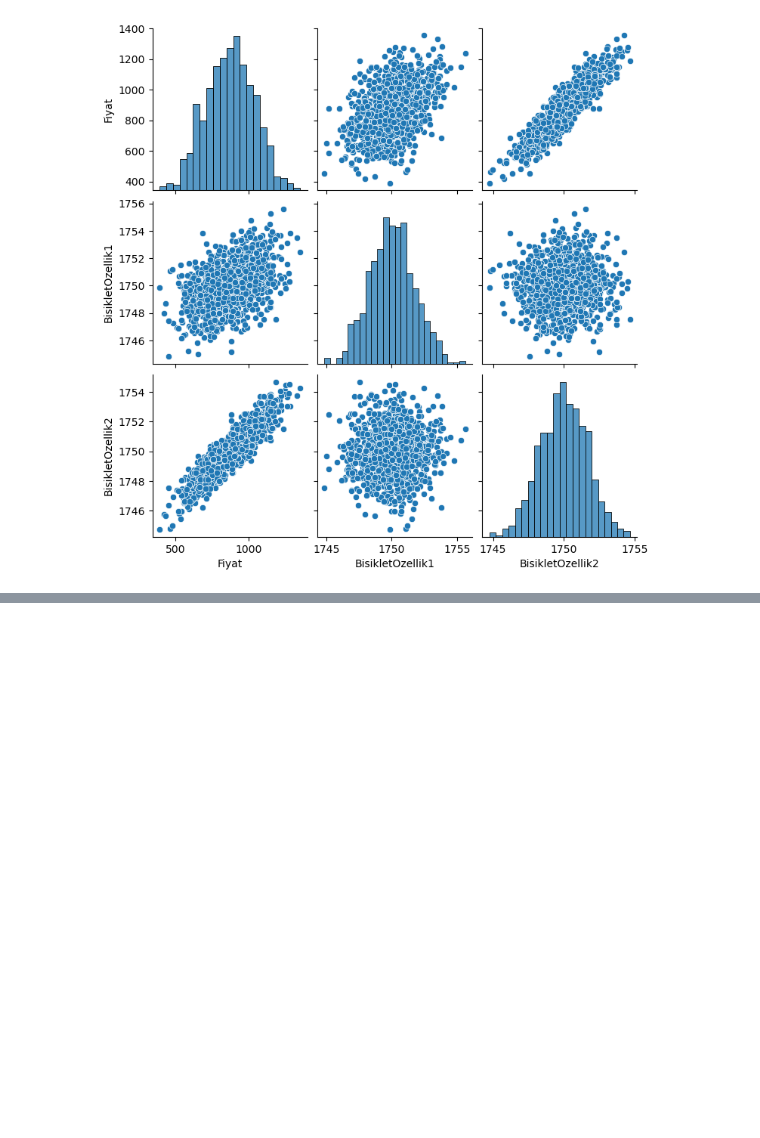
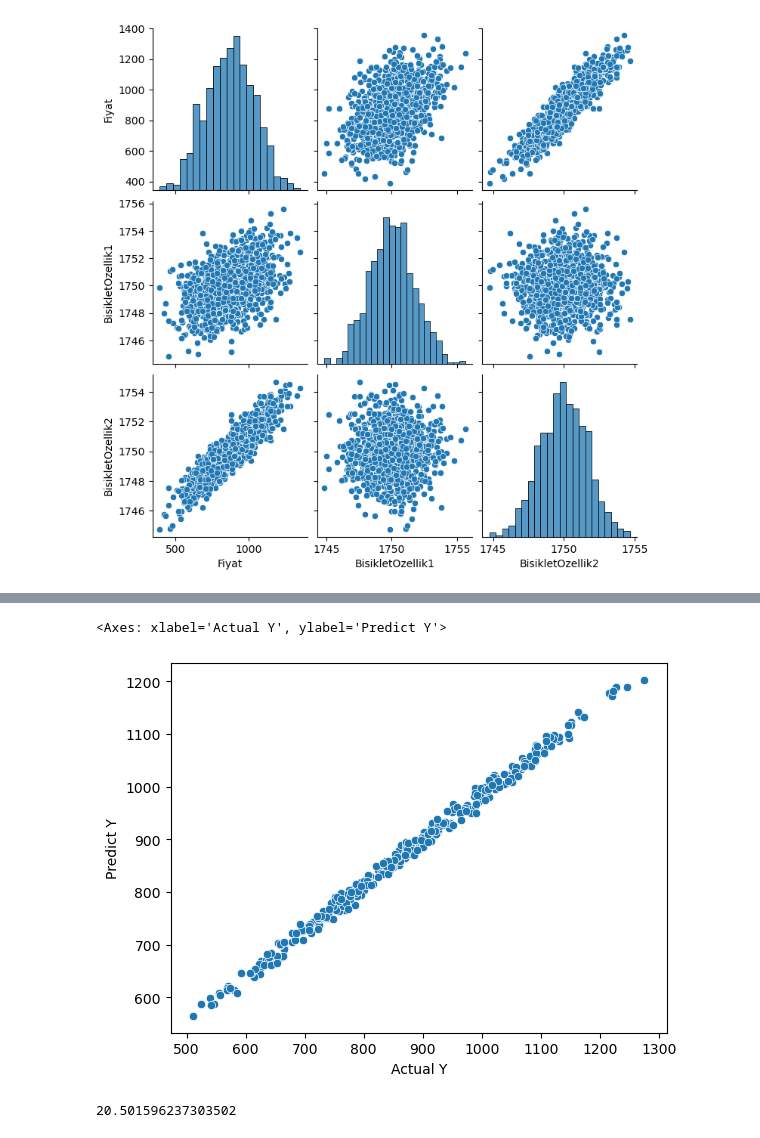
Before and after one commit to Gulciha-n/TensorFlow_MyNotes, a Jupyter notebook: 01-TensorFlow_intro.ipynb, the cells around one changed output, grey strips where cells are left out. Cells and saved outputs as stored; diff of their text form; code cells hidden in the pictures; blank space fills up the shorter version.

```diff
--- a/01-TensorFlow_intro.ipynb
+++ b/01-TensorFlow_intro.ipynb
@@ -37,0 +350,2 @@ sbn.pairplot(dataFrame)
+# %%
+predict_dataframe = pd.DataFrame(Y_test , columns = ["Actual Y values"])
@@ -37,0 +368,2 @@ sbn.pairplot(dataFrame)
+# %%
+test_predict_value = pd.Series(test_predict.reshape(330,))
@@ -37,0 +385,2 @@ sbn.pairplot(dataFrame)
+# %%
+predict_dataframe = pd.concat([predict_dataframe , test_predict_value],axis=1)
@@ -37,0 +403,2 @@ sbn.pairplot(dataFrame)
+# %%
+predict_dataframe.columns = ["Actual Y","Predict Y"]
@@ -37,0 +421,5 @@ sbn.pairplot(dataFrame)
+# %%
+sbn.scatterplot(x="Actual Y", y="Predict Y", data=predict_dataframe)
+# %% [output]
+<Axes: xlabel='Actual Y', ylabel='Predict Y'>
+[figure, added]
@@ -37,0 +428,4 @@ sbn.pairplot(dataFrame)
+# %%
+mean_absolute_error(predict_dataframe["Actual Y"] , predict_dataframe["Predict Y"])
+# %% [output]
+20.501596237303502
```
Also changed, not shown: parts of 55 cells of this notebook, 1 other file.
